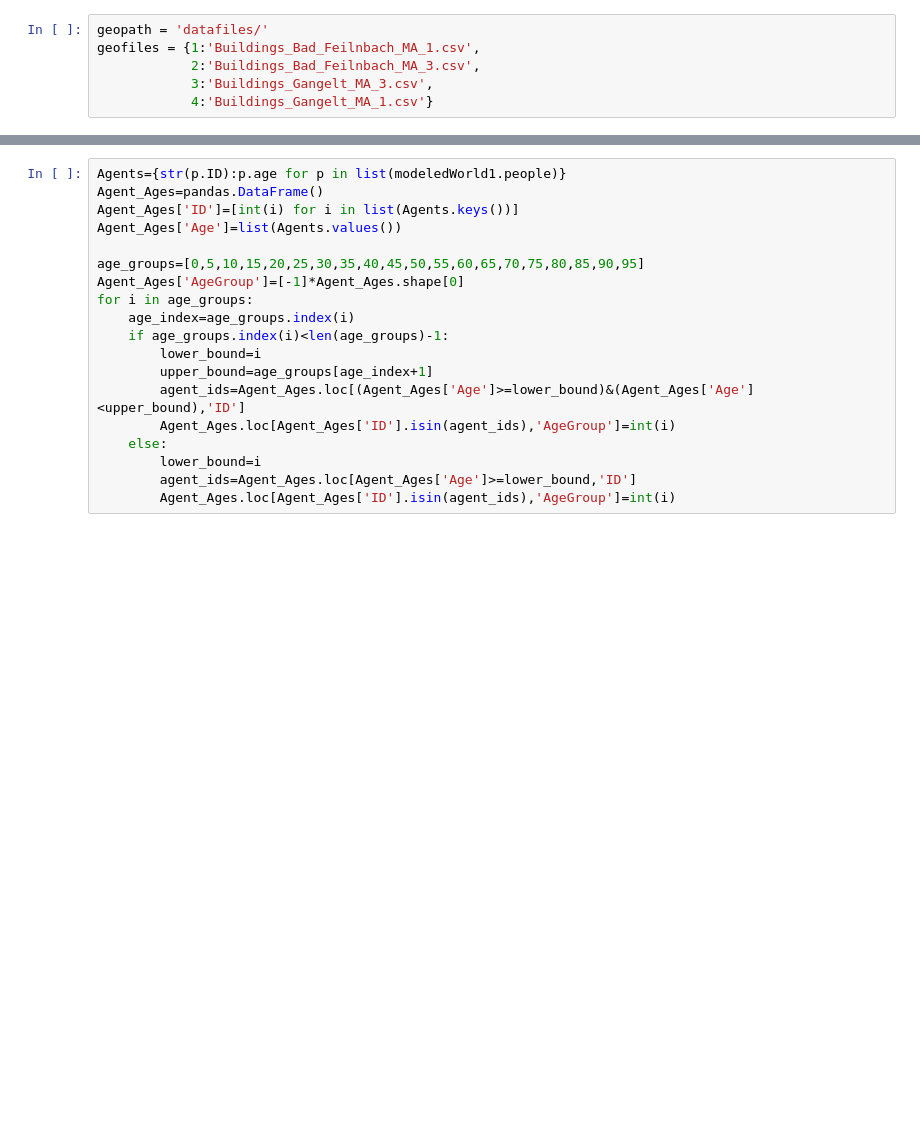
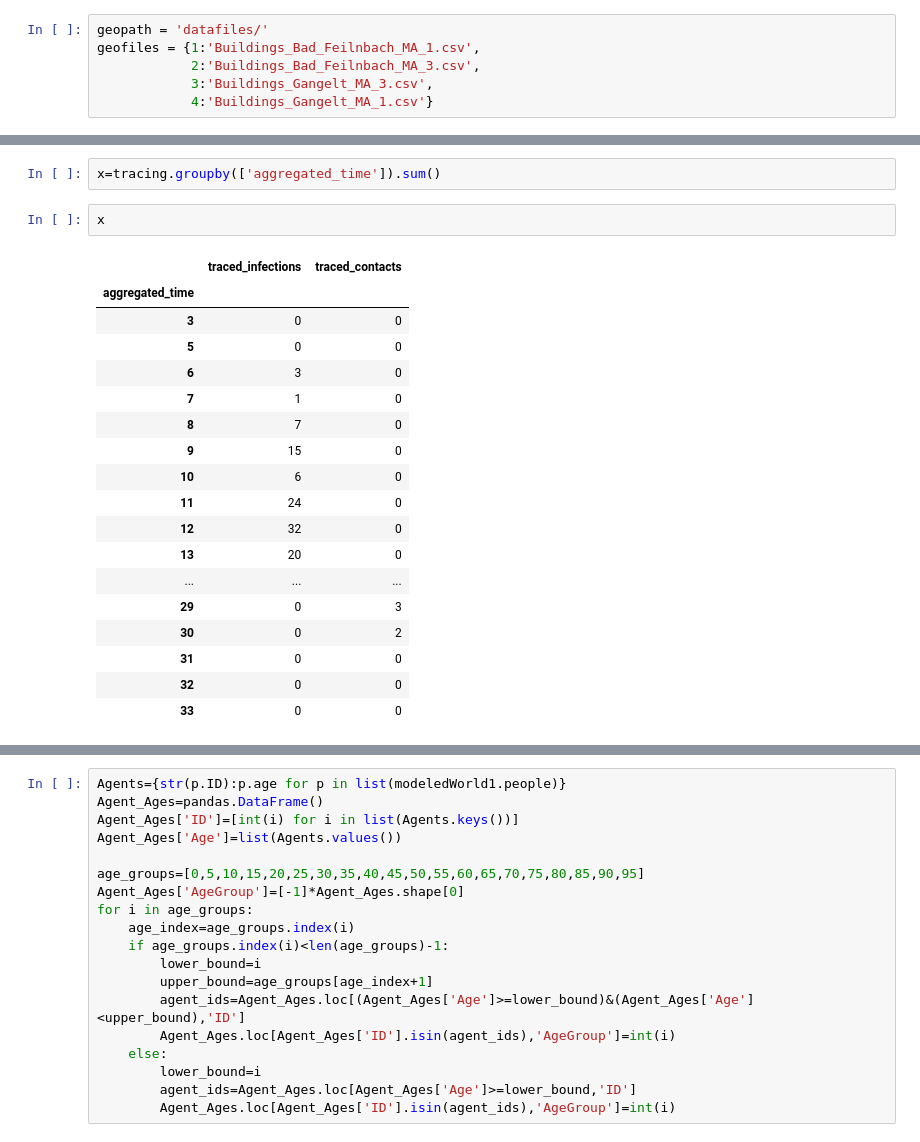
Before and after one commit to joba-1/Corona_Model, a Jupyter notebook: Heatmap_analysis.ipynb, the cells around one changed output, grey strips where cells are left out. Saved outputs shown, nothing was run; the diff lists cells and outputs as text; blank space fills up the shorter version.

```diff
--- a/Heatmap_analysis.ipynb
+++ b/Heatmap_analysis.ipynb
@@ -51,0 +91,23 @@ tracing=simulation1.contact_tracing()
+# %%
+x=tracing.groupby(['aggregated_time']).sum()
+# %%
+x
+# %% [output]
+|  | traced_infections | traced_contacts |
+| aggregated_time |  |  |
+| 3 | 0 | 0 |
+| 5 | 0 | 0 |
+| 6 | 3 | 0 |
+| 7 | 1 | 0 |
+| 8 | 7 | 0 |
+| 9 | 15 | 0 |
+| 10 | 6 | 0 |
+| 11 | 24 | 0 |
+| 12 | 32 | 0 |
+| 13 | 20 | 0 |
+| ... | ... | ... |
+| 29 | 0 | 3 |
+| 30 | 0 | 2 |
+| 31 | 0 | 0 |
+| 32 | 0 | 0 |
+| 33 | 0 | 0 |
```
Also changed, not shown: parts of 16 cells of this notebook, 1 other file.
